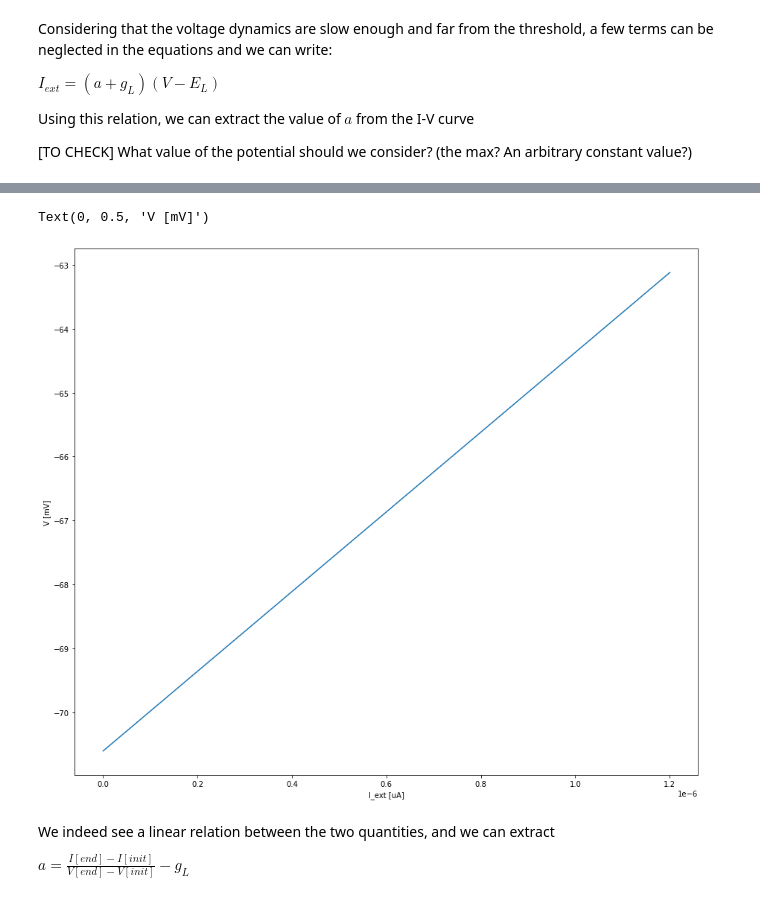
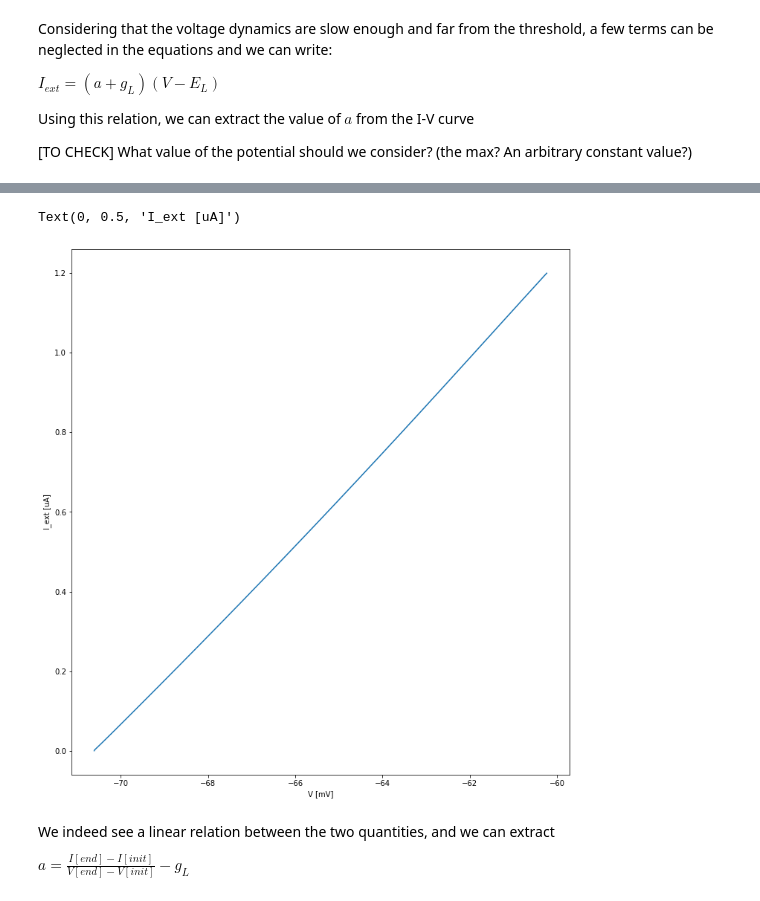
Before and after one commit to Thomas-debug-creator/SingleNeuron-HH2AdEx, a Jupyter notebook: cleaned_notebook.ipynb, the cells around one changed output, grey strips where cells are left out. Saved outputs shown, nothing was run; the diff lists cells and outputs as text; code cells hidden in the pictures.

```diff
--- a/cleaned_notebook.ipynb
+++ b/cleaned_notebook.ipynb
@@ -221,7 +221,7 @@ def simulate_HH_neuron_adaptive(input_current, simulation_time, ):
     neuron = b2.NeuronGroup(1, eqs, method="exponential_euler")
 
     # parameter initialization
-    neuron.vm = -70.607 * b2.mV
+    neuron.vm = -70.6074 * b2.mV
     neuron.m = 0.001459
     neuron.h = 0.99972
     neuron.n = 0.00584
@@ -942,9 +967,5 @@ Vs = []
 sim_time = 10000
 current_time = 10000
 
-for I_ext in Is:
-    current = input_factory.get_step_current(0, current_time, b2.ms, I_ext)
-    state_monitor_adaptive = simulate_HH_neuron_adaptive(current, sim_time * b2.ms)
-    Vs.append(state_monitor_adaptive.vm[0][100])
-
-Vs
+current = input_factory.get_ramp_current(0, current_time, b2.ms, 0.*b2.uA, 1.2*b2.uA)
+state_monitor_adaptive = simulate_HH_neuron_adaptive(current, sim_time * b2.ms)
@@ -965,10 +972,10 @@ Vs
 # %%
-plt.plot(Is, Vs / b2.mV)
-plt.xlabel('I_ext [uA]')
-plt.ylabel('V [mV]')
+plt.plot(state_monitor_adaptive.vm[0] / b2.mV, state_monitor_adaptive.I_e[0] / b2.uamp)
+plt.xlabel('V [mV]')
+plt.ylabel('I_ext [uA]')
 # %% [output]
-Text(0, 0.5, 'V [mV]')
+Text(0, 0.5, 'I_ext [uA]')
-[figure, old version]
+[figure, new version]
 # %% [markdown]
 We indeed see a linear relation between the two quantities, and we can extract
 
```
Also changed, not shown: parts of 26 cells of this notebook.
